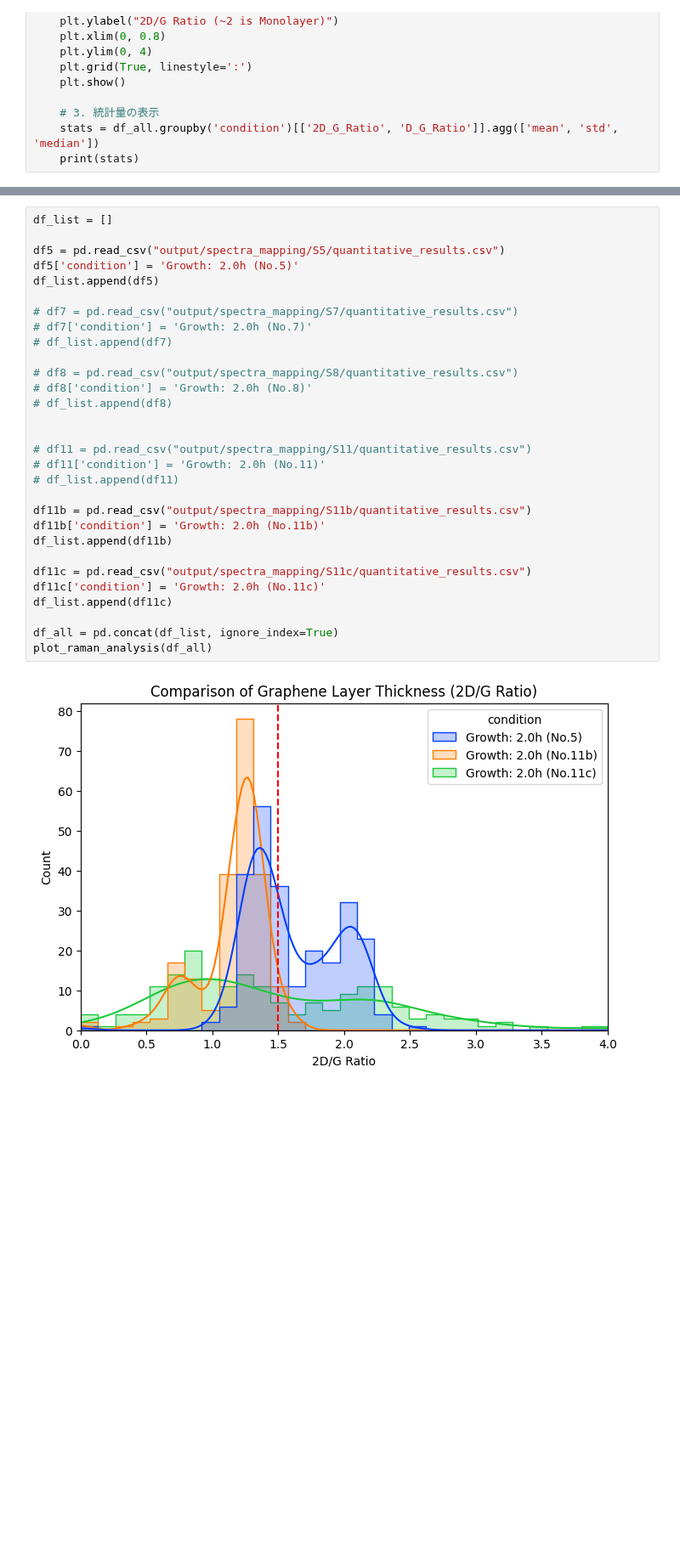
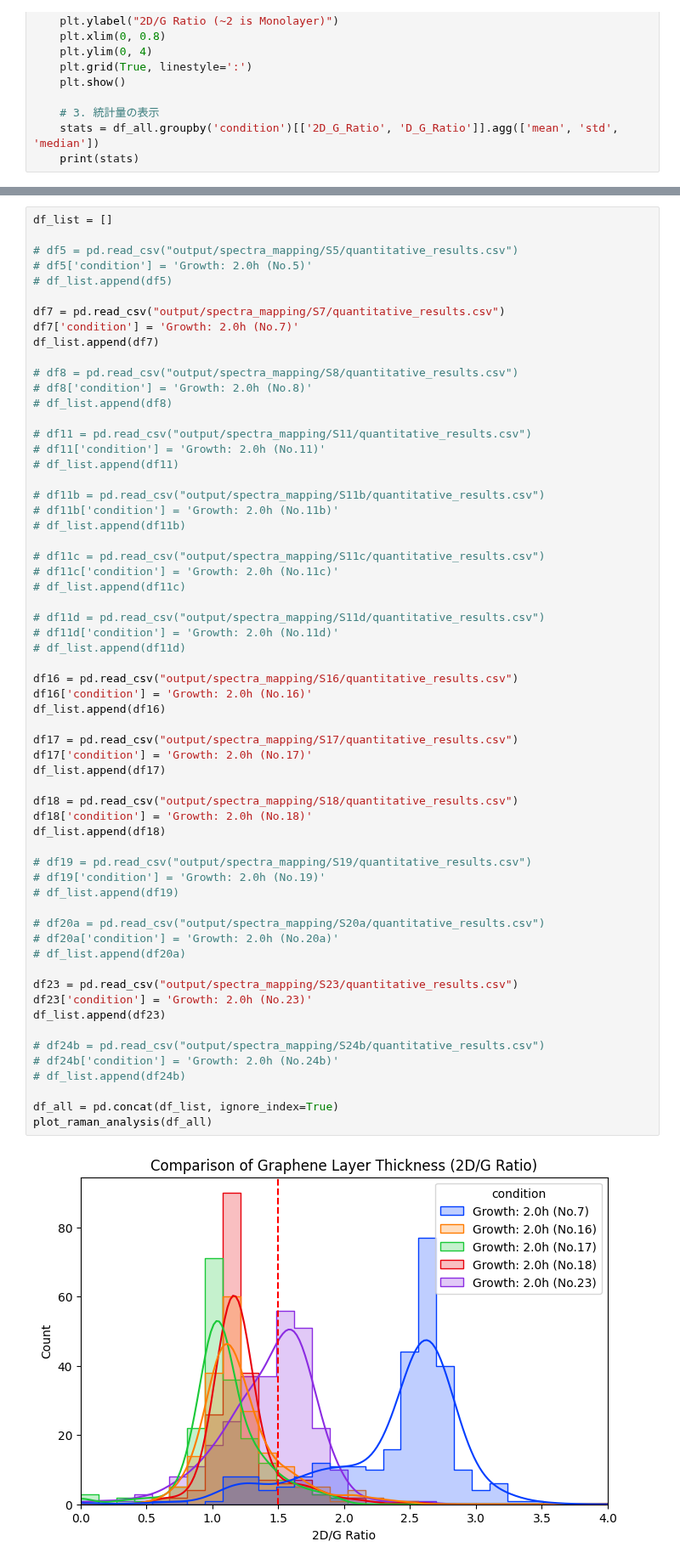
Before and after one commit to ebinakai/katolab-graph-visualize, a Jupyter notebook: graphen.ipynb, the cells around one changed output, grey strips where cells are left out. Shown at 85% size. Cells and saved outputs as stored; diff of their text form; blank space fills up the shorter version.

Commit message:
add: cnt analysis script and update graphen analysis

```diff
--- a/graphen.ipynb
+++ b/graphen.ipynb
@@ -108,32 +108,63 @@ Growth: 2.0h (No.5)  0.080106
 # %%
 df_list = []
 
-df5 = pd.read_csv("output/spectra_mapping/S5/quantitative_results.csv")
-df5['condition'] = 'Growth: 2.0h (No.5)'
-df_list.append(df5)
+# df5 = pd.read_csv("output/spectra_mapping/S5/quantitative_results.csv")
+# df5['condition'] = 'Growth: 2.0h (No.5)'
+# df_list.append(df5)
 
-# df7 = pd.read_csv("output/spectra_mapping/S7/quantitative_results.csv")
-# df7['condition'] = 'Growth: 2.0h (No.7)'
-# df_list.append(df7)
+df7 = pd.read_csv("output/spectra_mapping/S7/quantitative_results.csv")
+df7['condition'] = 'Growth: 2.0h (No.7)'
+df_list.append(df7)
 
 # df8 = pd.read_csv("output/spectra_mapping/S8/quantitative_results.csv")
 # df8['condition'] = 'Growth: 2.0h (No.8)'
 # df_list.append(df8)
 
-
 # df11 = pd.read_csv("output/spectra_mapping/S11/quantitative_results.csv")
 # df11['condition'] = 'Growth: 2.0h (No.11)'
 # df_list.append(df11)
 
-df11b = pd.read_csv("output/spectra_mapping/S11b/quantitative_results.csv")
-df11b['condition'] = 'Growth: 2.0h (No.11b)'
-df_list.append(df11b)
+# df11b = pd.read_csv("output/spectra_mapping/S11b/quantitative_results.csv")
+# df11b['condition'] = 'Growth: 2.0h (No.11b)'
+# df_list.append(df11b)
 
-df11c = pd.read_csv("output/spectra_mapping/S11c/quantitative_results.csv")
-df11c['condition'] = 'Growth: 2.0h (No.11c)'
-df_list.append(df11c)
+# df11c = pd.read_csv("output/spectra_mapping/S11c/quantitative_results.csv")
+# df11c['condition'] = 'Growth: 2.0h (No.11c)'
+# df_list.append(df11c)
+
+# df11d = pd.read_csv("output/spectra_mapping/S11d/quantitative_results.csv")
+# df11d['condition'] = 'Growth: 2.0h (No.11d)'
+# df_list.append(df11d)
+
+df16 = pd.read_csv("output/spectra_mapping/S16/quantitative_results.csv")
+df16['condition'] = 'Growth: 2.0h (No.16)'
+df_list.append(df16)
+
+df17 = pd.read_csv("output/spectra_mapping/S17/quantitative_results.csv")
+df17['condition'] = 'Growth: 2.0h (No.17)'
+df_list.append(df17)
+
+df18 = pd.read_csv("output/spectra_mapping/S18/quantitative_results.csv")
+df18['condition'] = 'Growth: 2.0h (No.18)'
+df_list.append(df18)
+
+# df19 = pd.read_csv("output/spectra_mapping/S19/quantitative_results.csv")
+# df19['condition'] = 'Growth: 2.0h (No.19)'
+# df_list.append(df19)
+
+# df20a = pd.read_csv("output/spectra_mapping/S20a/quantitative_results.csv")
+# df20a['condition'] = 'Growth: 2.0h (No.20a)'
+# df_list.append(df20a)
+
+df23 = pd.read_csv("output/spectra_mapping/S23/quantitative_results.csv")
+df23['condition'] = 'Growth: 2.0h (No.23)'
+df_list.append(df23)
+
+# df24b = pd.read_csv("output/spectra_mapping/S24b/quantitative_results.csv")
+# df24b['condition'] = 'Growth: 2.0h (No.24b)'
+# df_list.append(df24b)
 
 df_all = pd.concat(df_list, ignore_index=True)
 plot_raman_analysis(df_all)
 # %% [output]
-[figure, old version]
+[figure, new version]
```
Also changed, not shown: parts of 3 cells of this notebook, 2 other files.
